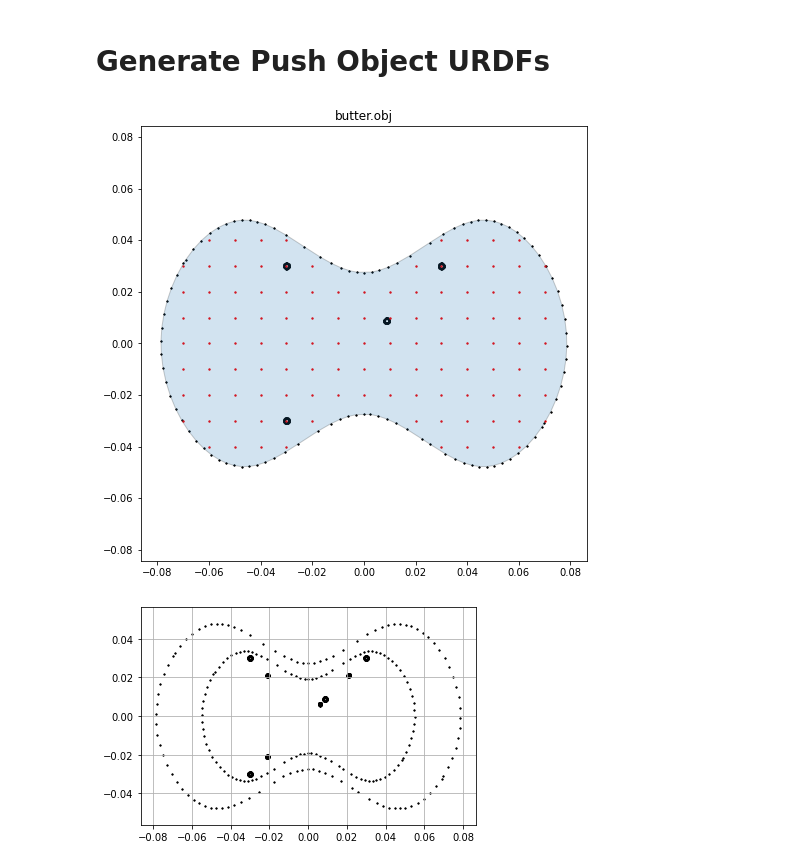
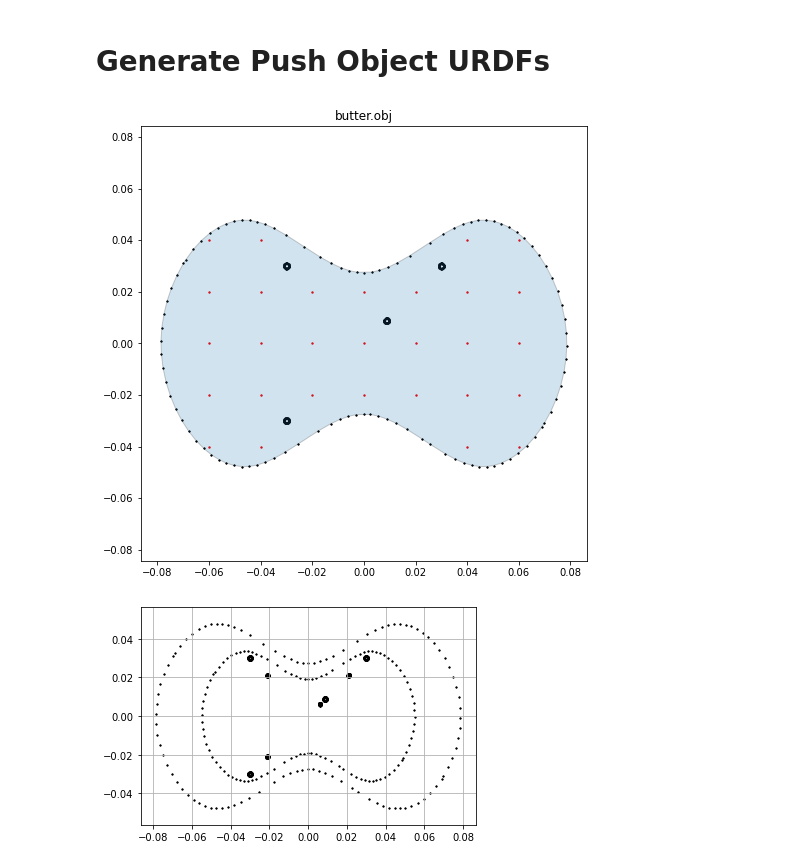
Before and after one commit to gautams3/tiny-differentiable-simulator, a Jupyter notebook: python/plotting/Push URDF.ipynb, the cells around one changed output. Cells and saved outputs as stored; diff of their text form; code cells hidden in the pictures.

```diff
--- a/python/plotting/Push URDF.ipynb
+++ b/python/plotting/Push URDF.ipynb
@@ -190,10 +190,10 @@ def generate_urdf(folder_name, obj_file, urdf_file, mass = 0.5, moment = 0.002,
 # %%
 folder = "/home/eric/tiny-differentiable-simulator/data/mit-push/obj"
 obj_file = "butter.obj"
 urdf_file = "butter.urdf"
-generate_urdf(folder, obj_file, urdf_file, mass = 1.197, moment = 0.00295, resolution = 0.01, alpha = 50)
+generate_urdf(folder, obj_file, urdf_file, mass = 1.197, moment = 0.00295, resolution = 0.02, alpha = 50)
 # %% [output]
-[figure, old version]
+[figure, new version]
 # %%
 vertices = load_vertices(os.path.join(folder,obj_file))
 vertices = np.concatenate([vertices, vertices * 0.7])
```
Also changed, not shown: parts of 1 cell of this notebook, 16 other files.
